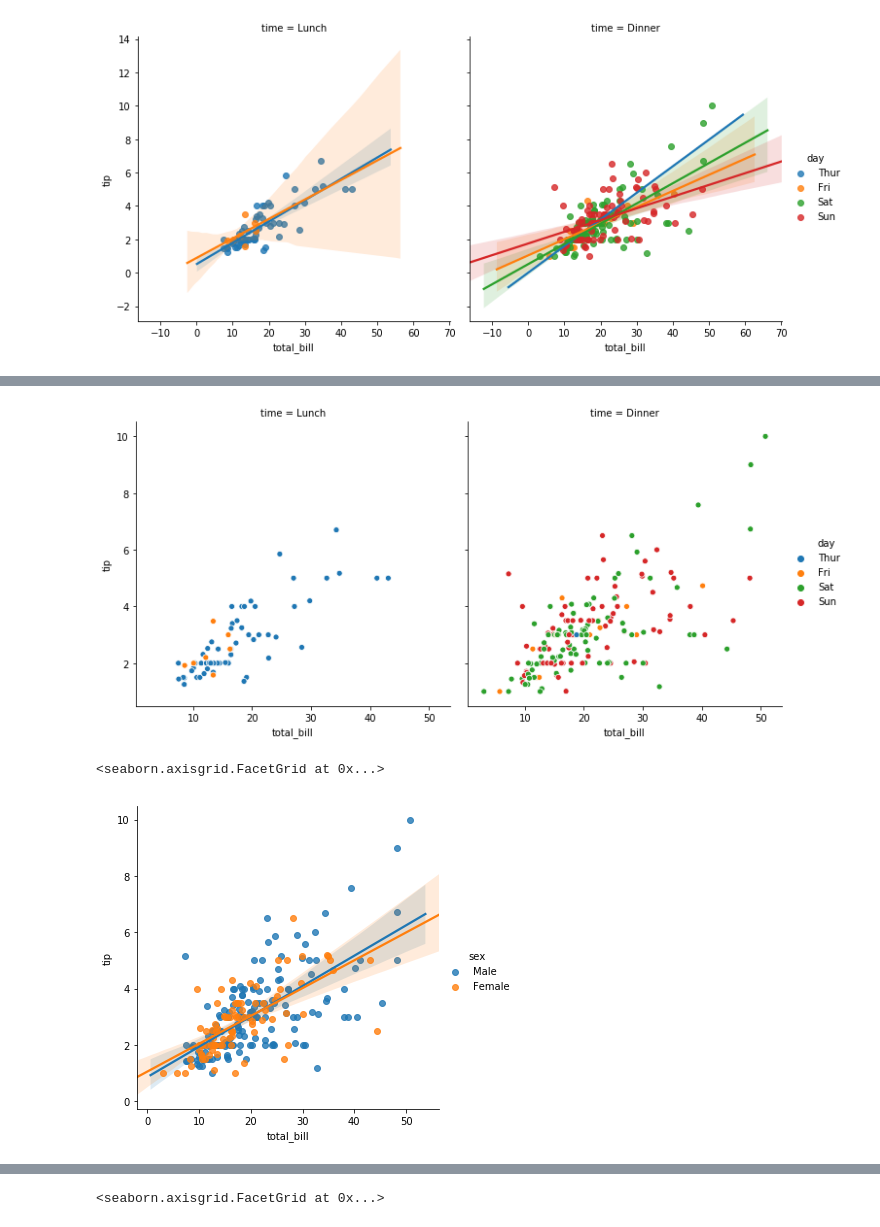
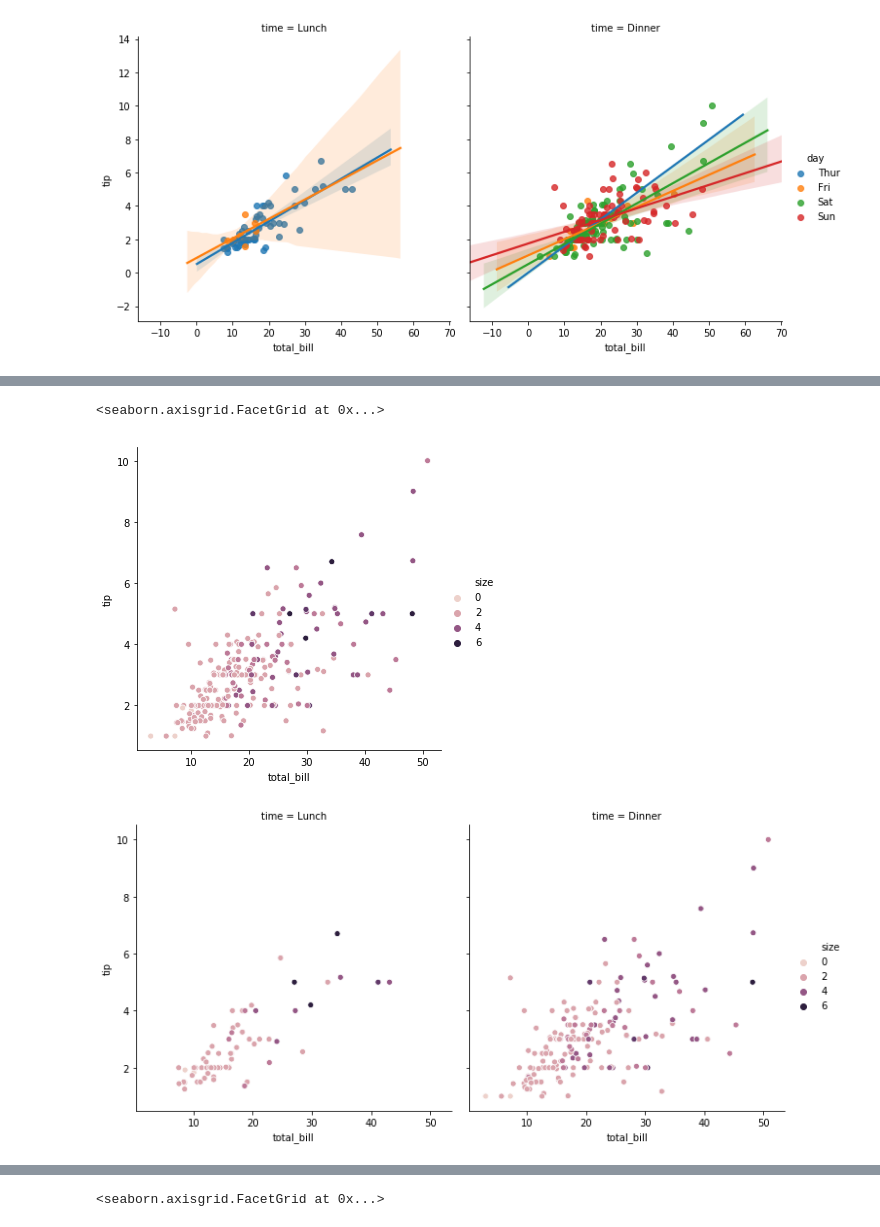
Before and after one commit to chloemcgarry/Fundamentalsofdataanalysis-project, a Jupyter notebook: fundamentalsproject.ipynb, the cells around one changed output, grey strips where cells are left out. Drawn from its saved outputs; the diff is of its cells as text; code cells hidden in the pictures.

```diff
--- a/fundamentalsproject.ipynb
+++ b/fundamentalsproject.ipynb
@@ -355,10 +374,11 @@ sns.lmplot(x="total_bill", y="tip", col="time", hue="day", data=tips);
+# %%
+#This relplot highlights the size of the table in the relationship between the total_bill and tip.
+sns.relplot(x = "total_bill", y = "tip", data = tips, hue="size")
+# %% [output]
+<seaborn.axisgrid.FacetGrid at 0x...>
+[figure, added]
 # %%
-#Looking at another way to represent this data
-sns.relplot(x="total_bill", y="tip", col="time", hue="day", data=tips);
+#relplot used to show total_bill vs tip with different table sizes allocated different coloured points.
+sns.relplot(x="total_bill", y="tip", col="time", hue="size", data=tips);
 # %% [output]
-[figure, old version]
+[figure, new version]
-# %%
-sns.lmplot(x = "total_bill", y = "tip", data = tips, hue="sex")
-# %% [output]
-<seaborn.axisgrid.FacetGrid at 0x...>
-[figure, removed]
```
Also changed, not shown: parts of 17 cells of this notebook.
